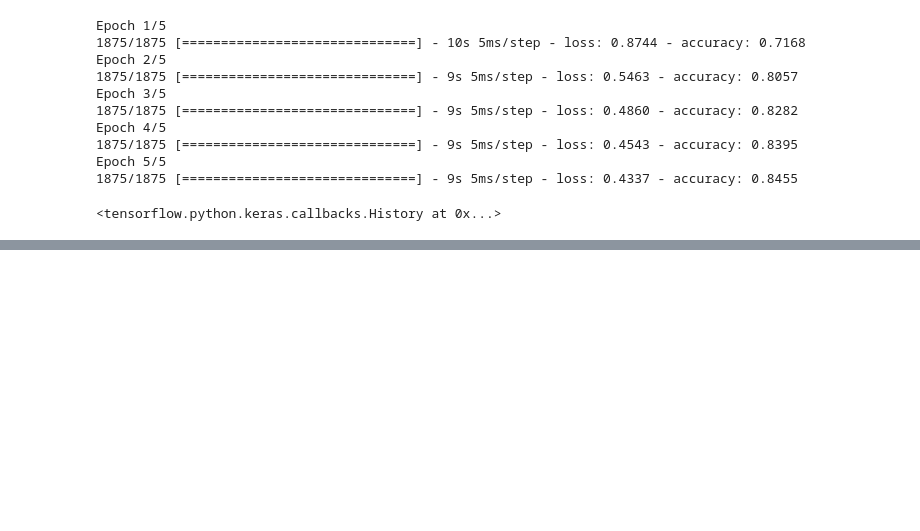
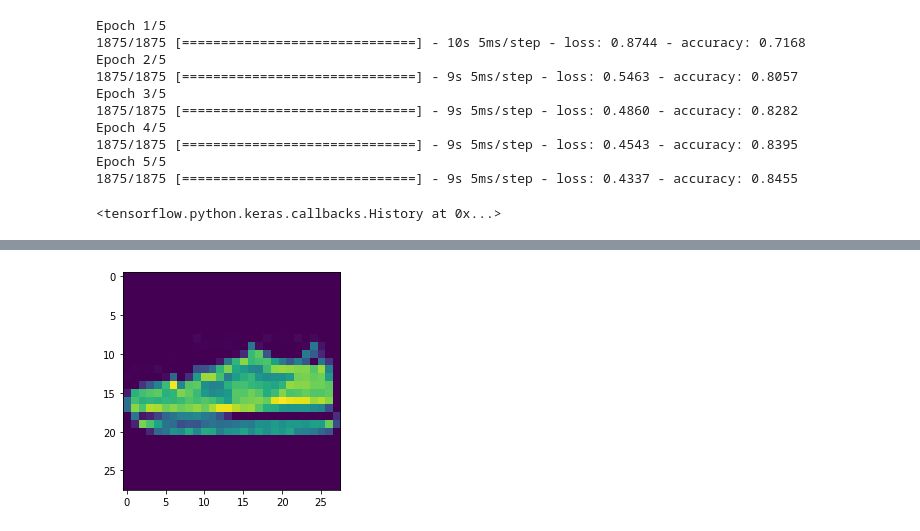
Before and after one commit to Akashbhoi/Speech_emotion_recog, a Jupyter notebook: Week1.ipynb, the cells around one changed output, grey strips where cells are left out. Cells and saved outputs as stored; diff of their text form; code cells hidden in the pictures; blank space fills up the shorter version.

```diff
--- a/Week1.ipynb
+++ b/Week1.ipynb
@@ -87,3 +87,8 @@ Epoch 4/5
 Epoch 5/5
 1875/1875 [==============================] - 9s 5ms/step - loss: 0.4337 - accuracy: 0.8455
 <tensorflow.python.keras.callbacks.History at 0x...>
+# %%
+model.evaluate(test_images,test_labels)
+plt.imshow(train_images[46])
+print(test_labels[0])
+# %% [output]
@@ -89,0 +97 @@ Epoch 5/5
+[figure, added]
```
Also changed, not shown: parts of 1 cell of this notebook.
